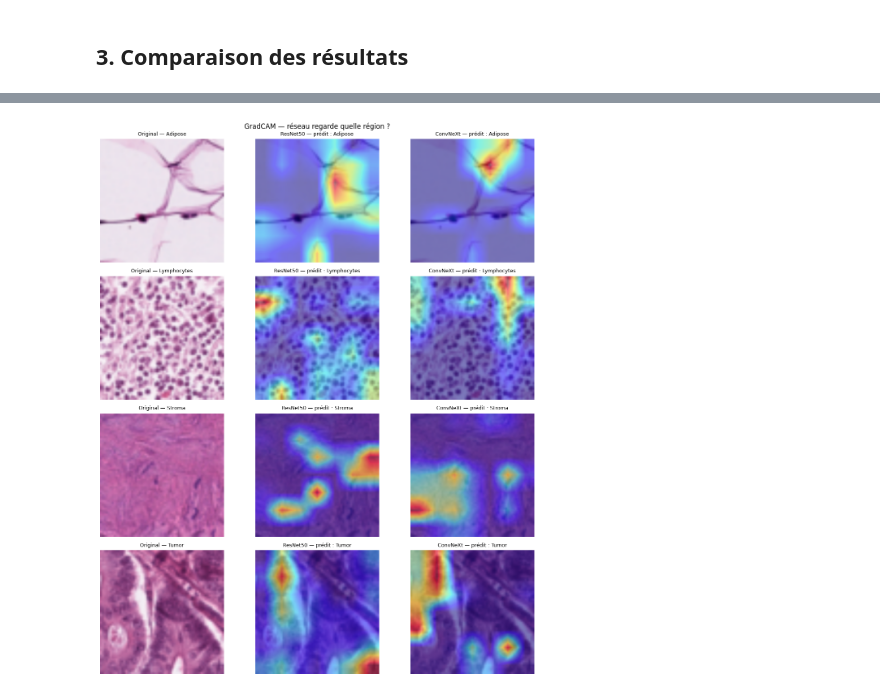
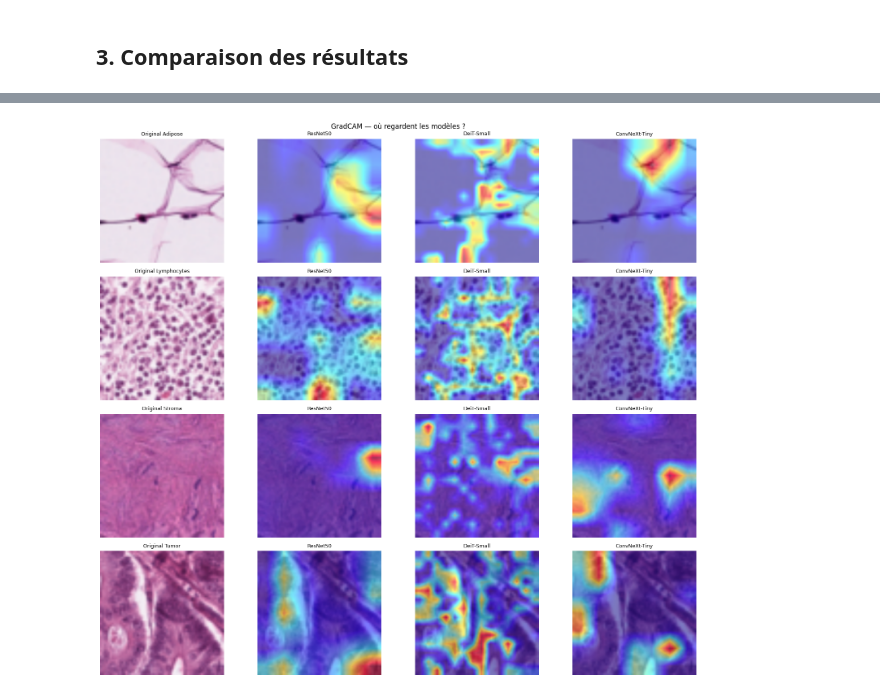
Before and after one commit to ErwanR123/TP2_ML_medical, a Jupyter notebook: Projet_supp.ipynb, the cells around one changed output, grey strips where cells are left out. Cells and saved outputs as stored; diff of their text form; code cells hidden in the pictures.

```diff
--- a/Projet_supp.ipynb
+++ b/Projet_supp.ipynb
@@ -265,7 +267,7 @@ resnet, history_rn = two_phase_train(
     patience         = 3,
 )
 
-test_acc_rn, preds_rn, labels_test = evaluate(resnet, test_loader)
+test_acc_rn, preds_rn, labels_test, _ = evaluate(resnet, test_loader)
 f1_rn       = f1_score(labels_test, preds_rn, average='macro')
 n_params_rn = sum(p.numel() for p in resnet.parameters()) / 1e6
 time_rn     = (time.time() - t0) / 60
@@ -291,7 +374,4 @@ ResNet50 — Test acc=0.9047 | F1=0.8572 | 24M params | 33.0min
 # %%
-# ConvNeXt modernise ResNet en s'inspirant des ViT (convolutions dépthwise 7×7, LayerNorm, GELU)
-# tout en gardant la structure convolutive — biais inductif de localité présent, mais architecture plus moderne
-
 convnext = models.convnext_tiny(weights=models.ConvNeXt_Tiny_Weights.IMAGENET1K_V1)
 convnext.classifier[2] = nn.Sequential(
     nn.Dropout(0.3), nn.Linear(convnext.classifier[2].in_features, 9))
@@ -310,7 +390,7 @@ convnext, history_cnx = two_phase_train(
     patience         = 3,
 )
 
-test_acc_cnx, preds_cnx, _ = evaluate(convnext, test_loader)
+test_acc_cnx, preds_cnx, _, _ = evaluate(convnext, test_loader)
 f1_cnx       = f1_score(labels_test, preds_cnx, average='macro')
 n_params_cnx = sum(p.numel() for p in convnext.parameters()) / 1e6
 time_cnx     = (time.time() - t0) / 60
@@ -436,13 +437,14 @@ Le F1 de ResNet50 chute davantage par rapport à son accuracy que les deux autre
 # %%
 fig, axes = plt.subplots(2, 3, figsize=(15, 8))
 
-for col, (hist, name) in enumerate(zip([history_rn, history_cnx, history_deit], models_names)):
+for col, (hist, name) in enumerate(zip([history_rn, history_deit, history_cnx], models_names)):
     eps = range(1, len(hist['train_acc']) + 1)
-    phase2_start = 3  # séparation phase 1 / phase 2
+    phase2_start = 3
 
-    # Ligne du haut : loss
+    # Ligne du haut : loss train + val
     ax_loss = axes[0, col]
-    ax_loss.plot(eps, hist['train_loss'], label='train loss', color='steelblue')
+    ax_loss.plot(eps, hist['train_loss'], label='train loss', color='steelblue', ls='--')
+    ax_loss.plot(eps, hist['val_loss'],   label='val loss',   color='tomato',    lw=2)
     ax_loss.axvline(x=phase2_start + 0.5, color='gray', ls='--', lw=1, label='phase 2')
     ax_loss.set_title(name)
     ax_loss.set_xlabel('Epoch')
@@ -460,7 +462,7 @@ for col, (hist, name) in enumerate(zip([history_rn, history_cnx, history_deit],
     ax_acc.legend(fontsize=8)
     ax_acc.grid(True, alpha=0.3)
 
-plt.suptitle('Courbes d\'apprentissage — Loss et Accuracy', fontsize=13)
+plt.suptitle("Courbes d'apprentissage — Loss et Accuracy", fontsize=13)
 plt.tight_layout()
 plt.show()
 # %% [output]
@@ -539,40 +534,33 @@ GradCAM prêt.
 # %%
 SHOW = [0, 3, 7, 8]  # Adipose, Lymphocytes, Stroma, Tumor
+model_names_ordered = ['ResNet50', 'DeiT-Small', 'ConvNeXt-Tiny']
+
 samples = []
-# Cherche directement le premier index de chaque classe dans test_ds
 for cls in SHOW:
     idx = (test_ds.labels == cls).nonzero(as_tuple=True)[0][0].item()
     img, label = test_ds[idx]
     samples.append((img.unsqueeze(0), int(label.item())))
 
-fig, axes = plt.subplots(len(SHOW), 3, figsize=(12, len(SHOW)*3.5))
+fig, axes = plt.subplots(len(SHOW), 4, figsize=(16, len(SHOW)*3.5))
 
 for row, (img_t, lbl) in enumerate(samples):
     img_np = denorm(img_t[0])
 
     axes[row, 0].imshow(img_np)
-    axes[row, 0].set_title(f'Original — {CLASS_NAMES[lbl]}', fontsize=9)
+    axes[row, 0].set_title(f'Original {CLASS_NAMES[lbl]}', fontsize=9)
     axes[row, 0].axis('off')
 
-    cam, pred = gradcam_rn(img_t, lbl)
-    axes[row, 1].imshow(img_np)
-    axes[row, 1].imshow(cam, alpha=0.5, cmap='jet')
-    axes[row, 1].set_title(f'ResNet50 — prédit : {CLASS_NAMES[pred]}', fontsize=9)
-    axes[row, 1].axis('off')
+    for col, name in enumerate(model_names_ordered, start=1):
+        cam_obj = cams[name]
+        targets = [ClassifierOutputTarget(lbl)]
+        grayscale_cam = cam_obj(input_tensor=img_t.to(device), targets=targets)
+        visualization = show_cam_on_image(img_np, grayscale_cam[0], use_rgb=True)
+        axes[row, col].imshow(visualization)
+        axes[row, col].set_title(name, fontsize=9)
+        axes[row, col].axis('off')
 
-    try:
-        cam, pred = gradcam_cnx(img_t, lbl)
-        axes[row, 2].imshow(img_np)
-        axes[row, 2].imshow(cam, alpha=0.5, cmap='jet')
-        axes[row, 2].set_title(f'ConvNeXt — prédit : {CLASS_NAMES[pred]}', fontsize=9)
-    except Exception as e:
-        axes[row, 2].text(0.5, 0.5, str(e)[:60], ha='center', va='center',
-                          transform=axes[row, 2].transAxes, fontsize=8)
-    axes[row, 2].axis('off')
-
-plt.suptitle('GradCAM — réseau regarde quelle région ?', fontsize=12)
+plt.suptitle('GradCAM — où regardent les modèles ?', fontsize=12)
 plt.tight_layout()
-plt.savefig('gradcam.png', dpi=150, bbox_inches='tight')
 plt.show()
 # %% [output]
-[figure, old version]
+[figure, new version]
```
Also changed, not shown: parts of 30 cells of this notebook.
